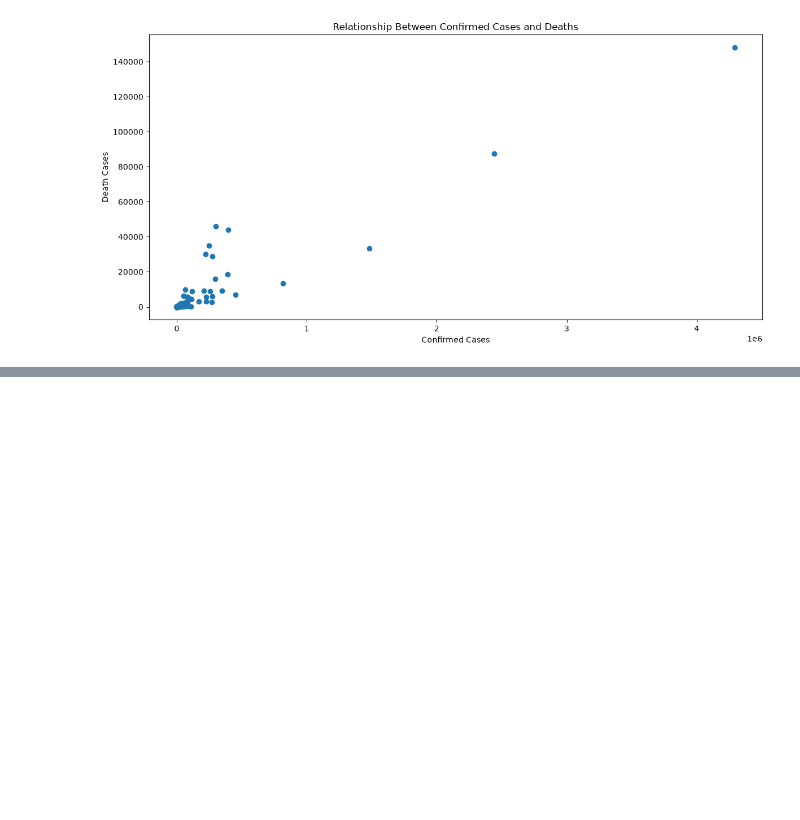
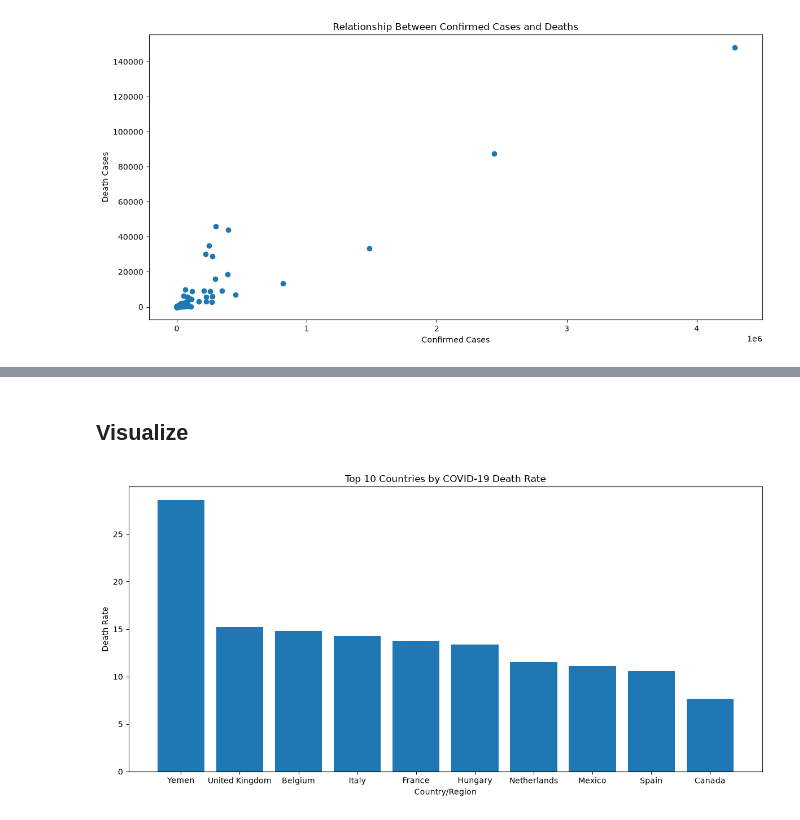
Before and after one commit to lashvv/Covid19, a Jupyter notebook: notebooks/03_analysis.ipynb, the cells around one changed output, grey strips where cells are left out. Drawn from its saved outputs; the diff is of its cells as text; code cells hidden in the pictures; blank space fills up the shorter version.

```diff
--- a/notebooks/03_analysis.ipynb
+++ b/notebooks/03_analysis.ipynb
@@ -486,0 +491,4 @@ plt.show()
+# %%
+country_totals['Death Rate'] = (
+    country_totals['Deaths'] / country_totals['Confirmed'] * 100
+)
@@ -486,0 +525,8 @@ plt.show()
+# %%
+top_death_rate = (
+    country_totals[country_totals['Confirmed'] >= 1000]
+    .nlargest(10, 'Death Rate')
+    [["Country/Region", "Confirmed", "Deaths", "Death Rate"]]
+)
+
+top_death_rate
@@ -486,0 +545,18 @@ plt.show()
+# %% [markdown]
+## Visualize
+# %%
+plt.figure(figsize=(12,6))
+
+plt.bar(
+    top_death_rate['Country/Region'],
+    top_death_rate['Death Rate']
+)
+
+plt.xlabel('Country/Region')
+plt.ylabel('Death Rate')
+plt.title('Top 10 Countries by COVID-19 Death Rate')
+
+plt.tight_layout()
+plt.show()
+# %% [output]
+[figure, added]
```
Also changed, not shown: parts of 8 cells of this notebook.
